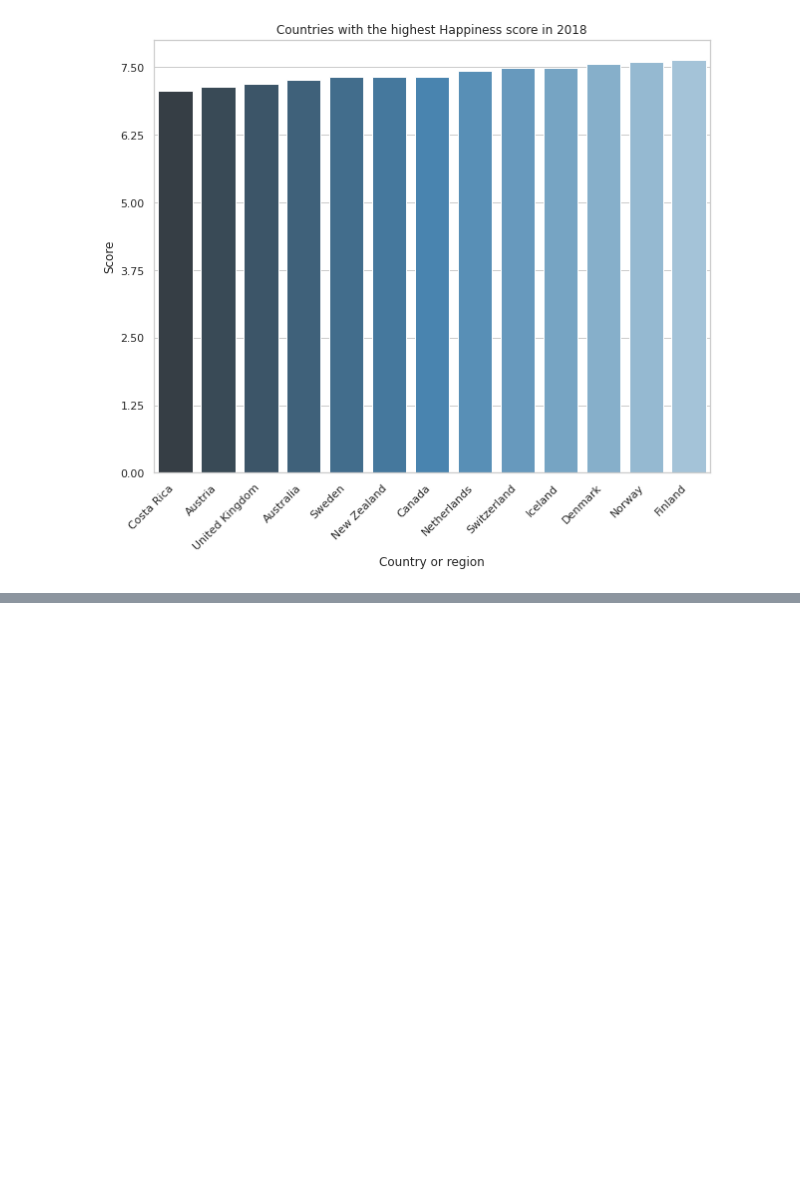
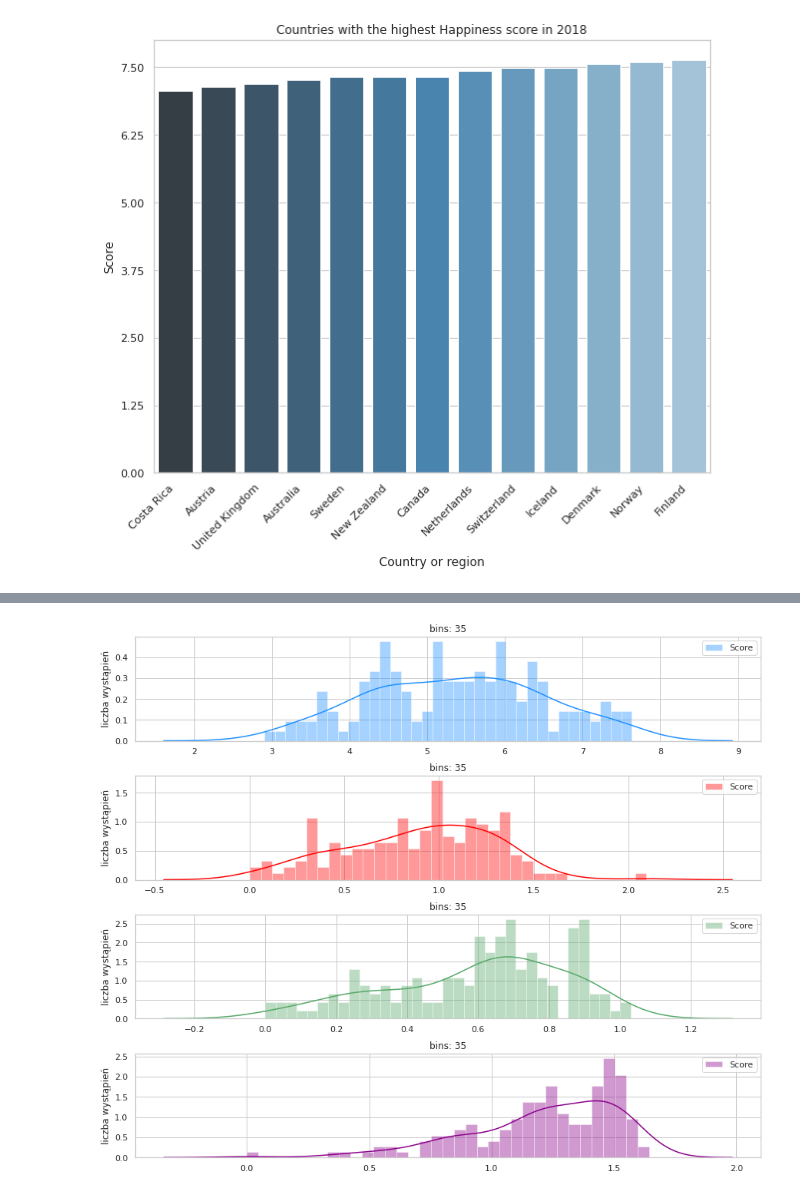
Before and after one commit to ArminD93/WorldHappinessReport, a Jupyter notebook: WorldHappinessReport_2018.ipynb, the cells around one changed output, grey strips where cells are left out. Drawn from its saved outputs; the diff is of its cells as text; code cells hidden in the pictures; blank space fills up the shorter version.

```diff
--- a/WorldHappinessReport_2018.ipynb
+++ b/WorldHappinessReport_2018.ipynb
@@ -80,0 +97,4 @@ plt.show()
+# %%
+DistributionObj.addHist(value=colNames, bins=35, set_height=10, set_width=12 )
+# %% [output]
+[figure, added]
```
Also changed, not shown: parts of 6 cells of this notebook.
